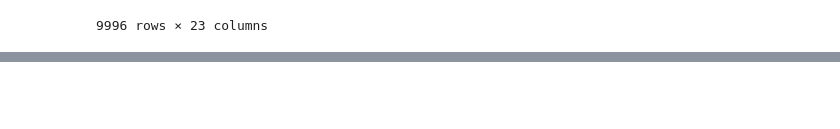
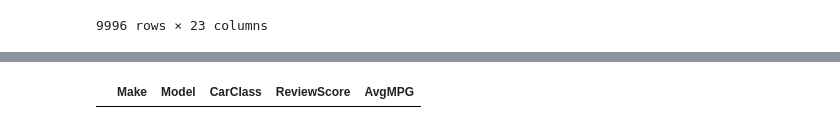
Before and after one commit to jchowdhury82/Used_Car_Price_Predictor, a Jupyter notebook: UsedCarDataPreparation.ipynb, the cells around one changed output, grey strips where cells are left out. Saved outputs shown, nothing was run; the diff lists cells and outputs as text; code cells hidden in the pictures; blank space fills up the shorter version.

```diff
--- a/UsedCarDataPreparation.ipynb
+++ b/UsedCarDataPreparation.ipynb
@@ -463,0 +450,7 @@ df_cardata
+# %%
+df_ratings = pd.read_csv('car_ratings.csv', index_col = False)
+df_ratings[['Make','Model']] = df_ratings['MakeModel'].str.split(" ",expand=True,n=1)
+df_ratings.drop_duplicates(subset = ['Make','Model'], inplace = True)
+df_ratings['AvgMPG'] = (df_ratings['MpgCity']  + df_ratings['MpgHwy']) / 2
+df_ratings = df_ratings[['Make','Model','CarClass','ReviewScore','AvgMPG']]
+df_ratings.head()
@@ -463,0 +464,4 @@ df_cardata
+# %%
+df_ratings[df_ratings.duplicated(subset = ['Make','Model'])]
+# %% [output]
+|  | Make | Model | CarClass | ReviewScore | AvgMPG |
```
Also changed, not shown: parts of 22 cells of this notebook.
